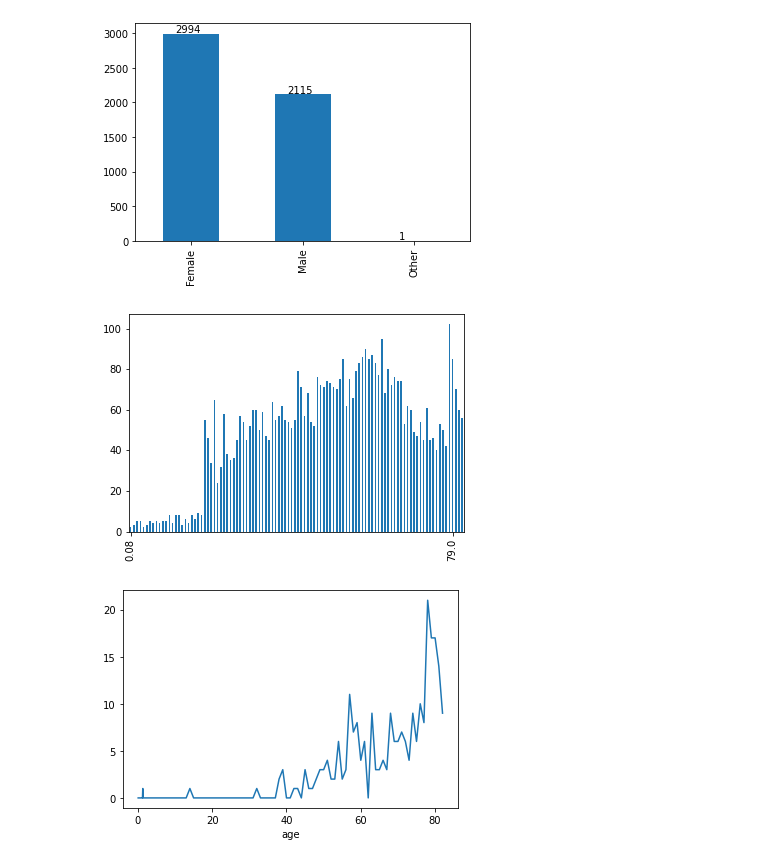
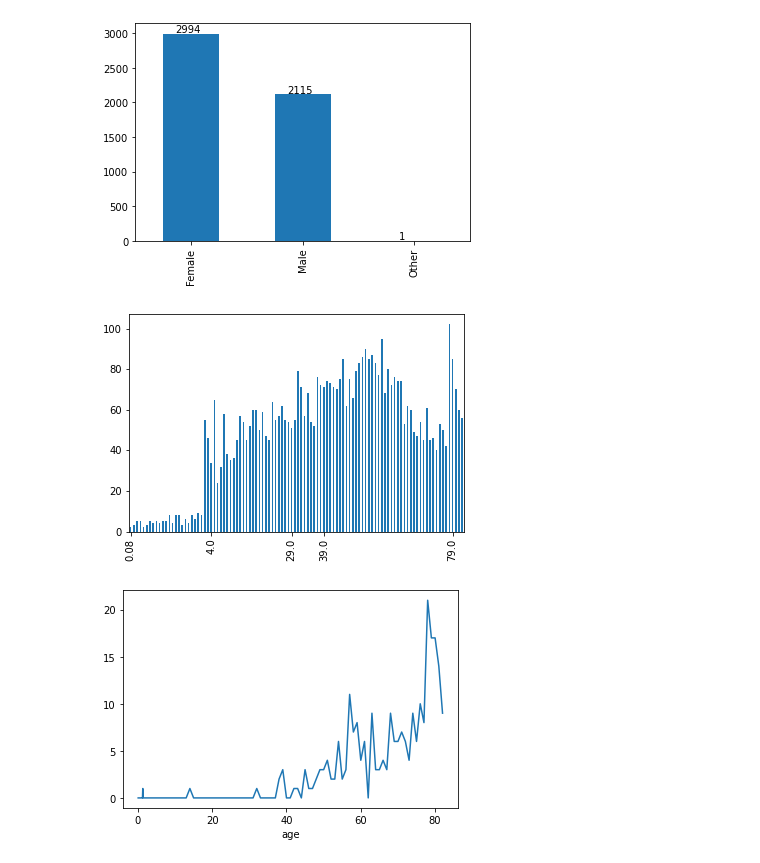
Before and after one commit to SpyrosSiannas/DataMIningProject-2021, a Jupyter notebook: main-notebook.ipynb, the cells around one changed output. Cells and saved outputs as stored; diff of their text form; code cells hidden in the pictures.

```diff
--- a/main-notebook.ipynb
+++ b/main-notebook.ipynb
@@ -56,11 +67,11 @@ plot_frequency("gender")
 # %%
 ### Specimen age groups:
 plot = data.age.value_counts().sort_index().plot.bar()
-x=np.array([0,100])
+x=np.array([0,25,50,60,100])
 plot.set(xticks=x)
 plt.show()
 # %% [output]
-[figure, old version]
+[figure, new version]
 # %%
 ### Strokes per age
 plot = data.groupby("age").stroke.sum().plot()
```
Also changed, not shown: parts of 6 cells of this notebook, 1 other file.
